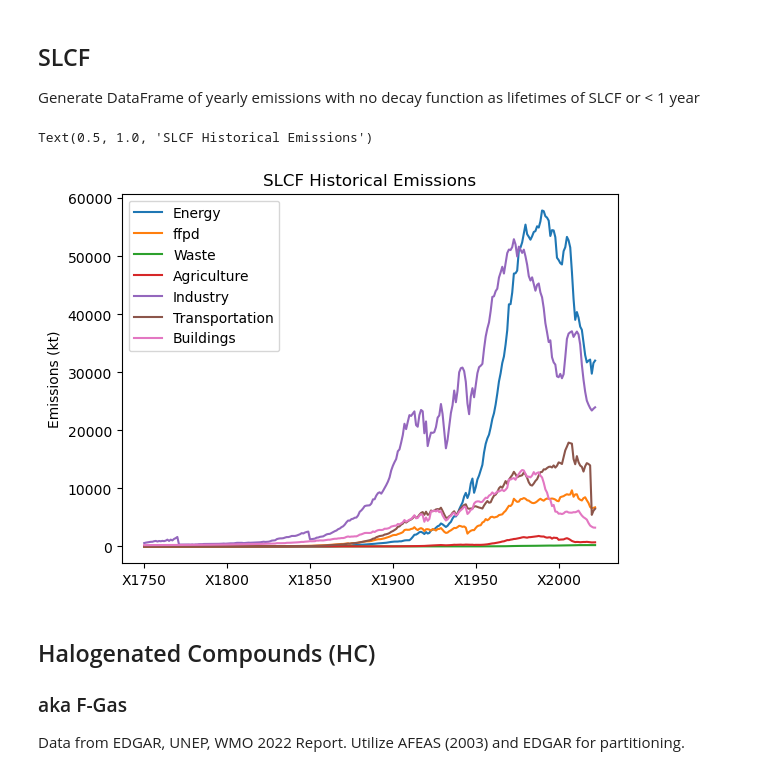
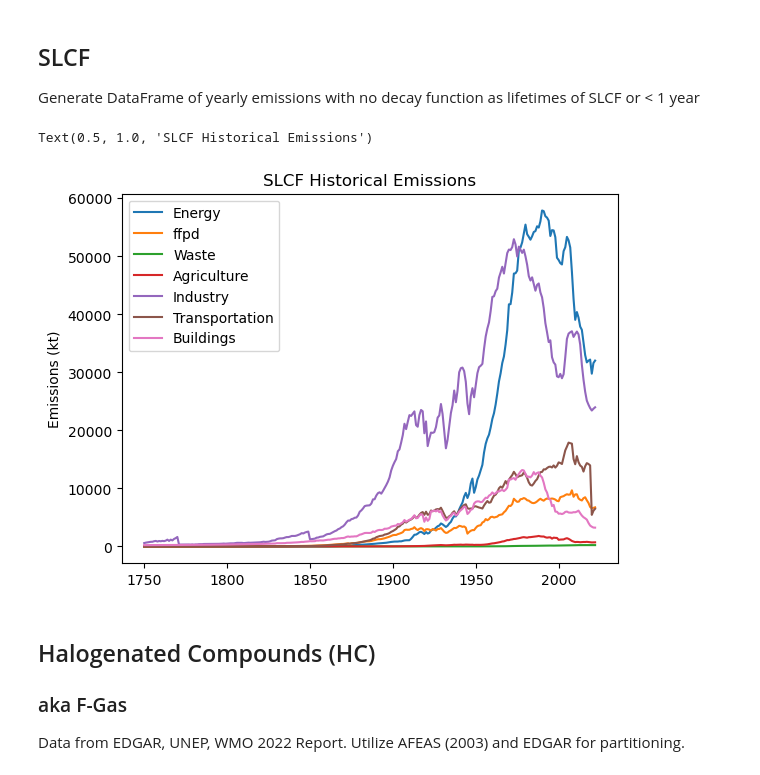
Before and after one commit to bwalkowiak/Anthropogenic-Climate-Forcers, a Jupyter notebook: Anthropogenic Climate Forcers.ipynb, the cells around one changed output. Cells and saved outputs as stored; diff of their text form; code cells hidden in the pictures.

```diff
--- a/Anthropogenic Climate Forcers.ipynb
+++ b/Anthropogenic Climate Forcers.ipynb
@@ -331,20 +335,20 @@ SLCF emissions (kt) timeseries (1750-2022):
 * Sulfur Dioxide (SO2))
 # %%
 #Load Short lived climate forcers from CEDS
+if choice_ffpd == 0:
+    bcc = sum_and_rename2(list_df_em[0]).drop(columns = {'em','sector','units'}).set_index('sectors')
+    coc = sum_and_rename2(list_df_em[3]).drop(columns = {'em','sector','units'}).set_index('sectors')
+    nh3c = sum_and_rename2(list_df_em[5]).drop(columns = {'em','sector','units'}).set_index('sectors')
+    vocc = sum_and_rename2(list_df_em[6]).drop(columns = {'em','sector','units'}).set_index('sectors')
+    noxc = sum_and_rename2(list_df_em[7]).drop(columns = {'em','sector','units'}).set_index('sectors')
+    occ = sum_and_rename2(list_df_em[8]).drop(columns = {'em','sector','units'}).set_index('sectors')
+    so2c = sum_and_rename2(list_df_em[9]).drop(columns = {'em','sector','units'}).set_index('sectors')
 
-bcc = sum_and_rename2(list_df_em[0]).drop(columns = {'em','sector','units'})
-coc = sum_and_rename2(list_df_em[3]).drop(columns = {'em','sector','units'})
-nh3c = sum_and_rename2(list_df_em[5]).drop(columns = {'em','sector','units'})
-vocc = sum_and_rename2(list_df_em[6]).drop(columns = {'em','sector','units'})
-noxc = sum_and_rename2(list_df_em[7]).drop(columns = {'em','sector','units'})
-occ = sum_and_rename2(list_df_em[8]).drop(columns = {'em','sector','units'})
-so2c = sum_and_rename2(list_df_em[9]).drop(columns = {'em','sector','units'})
-
-#SLCF WITH FFPD SEPARATED
-# bcc = sum_and_rename3(list_df_em[0]).drop(columns = {'em','sector','units'}).groupby(by = 'sectors', as_index=False).sum()
-# coc = sum_and_rename3(list_df_em[3]).drop(columns = {'em','sector','units'}).groupby(by = 'sectors', as_index=False).sum()
-# nh3c = sum_and_rename3(list_df_em[5]).drop(columns = {'em','sector','units'}).groupby(by = 'sectors', as_index=False).sum()
-# vocc = sum_and_rename3(list_df_em[6]).drop(columns = {'em','sector','units'}).groupby(by = 'sectors', as_index=False).sum()
-# noxc = sum_and_rename3(list_df_em[7]).drop(columns = {'em','sector','units'}).groupby(by = 'sectors', as_index=False).sum()
-# occ = sum_and_rename3(list_df_em[8]).drop(columns = {'em','sector','units'}).groupby(by = 'sectors', as_index=False).sum()
-# so2c = sum_and_rename3(list_df_em[9]).drop(columns = {'em','sector','units'}).groupby(by = 'sectors', as_index=False).sum()
+else: #SLCF WITH FFPD SEPARATED
+    bcc = sum_and_rename3(list_df_em[0]).drop(columns = {'em','sector','units'}).groupby(by = 'sectors', as_index=False).sum().set_index('sectors')
+    coc = sum_and_rename3(list_df_em[3]).drop(columns = {'em','sector','units'}).groupby(by = 'sectors', as_index=False).sum().set_index('sectors')
+    nh3c = sum_and_rename3(list_df_em[5]).drop(columns = {'em','sector','units'}).groupby(by = 'sectors', as_index=False).sum().set_index('sectors')
+    vocc = sum_and_rename3(list_df_em[6]).drop(columns = {'em','sector','units'}).groupby(by = 'sectors', as_index=False).sum().set_index('sectors')
+    noxc = sum_and_rename3(list_df_em[7]).drop(columns = {'em','sector','units'}).groupby(by = 'sectors', as_index=False).sum().set_index('sectors')
+    occ = sum_and_rename3(list_df_em[8]).drop(columns = {'em','sector','units'}).groupby(by = 'sectors', as_index=False).sum().set_index('sectors')
+    so2c = sum_and_rename3(list_df_em[9]).drop(columns = {'em','sector','units'}).groupby(by = 'sectors', as_index=False).sum().set_index('sectors')
@@ -1095,19 +1097,19 @@ Generate DataFrame of yearly emissions with no decay function as lifetimes of SL
 # occ = sum_and_rename2(pd.read_csv(fl_CEDS[8])).drop(columns = {'em','sector','units'})
 # so2c = sum_and_rename2(pd.read_csv(fl_CEDS[9])).drop(columns = {'em','sector','units'})
 # %%
-slcf = so2c.set_index('sectors').T
+slcf = so2c.T
 slcf.plot()
 
 plt.ylabel('Emissions (kt)')
 
 plt.legend(loc='upper left')
 
 # plt.set_xticklabels([int(col.split('X')[1]) for col in slcf.columns if col.startswith('X')])
 
 plt.title('SLCF Historical Emissions')
 # %% [output]
 Text(0.5, 1.0, 'SLCF Historical Emissions')
-[figure, old version]
+[figure, new version]
 # %%
 # co2c_years_pre
 # n2oc_years_pre
```
Also changed, not shown: parts of 8 cells of this notebook.
